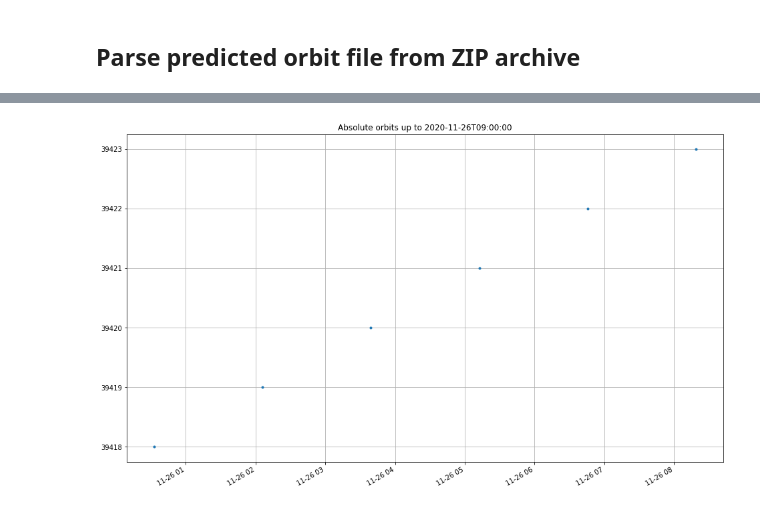
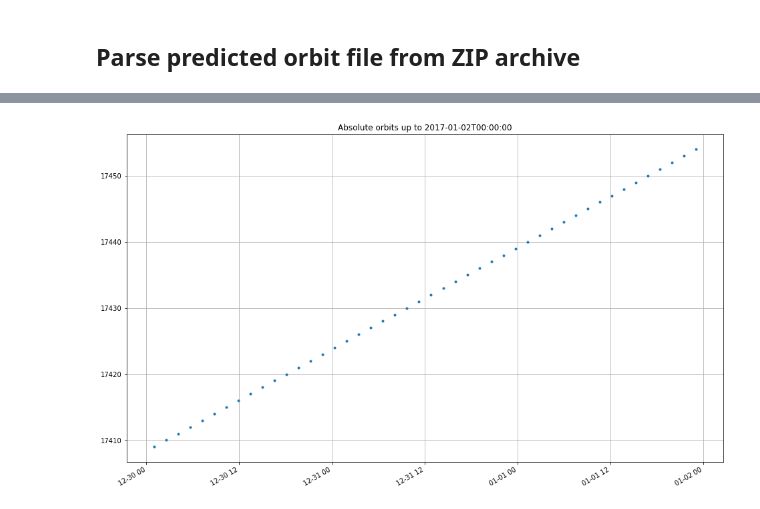
Before and after one commit to lmar76/swarmnb, a Jupyter notebook: predicted_orbit_files.ipynb, the cells around one changed output, grey strips where cells are left out. Saved outputs shown, nothing was run; the diff lists cells and outputs as text; code cells hidden in the pictures.

```diff
--- a/predicted_orbit_files.ipynb
+++ b/predicted_orbit_files.ipynb
@@ -15,7 +15,7 @@ import pandas as pd
 import numpy as np
 from matplotlib import pyplot
 # %%
-file = Path('SW_OPER_MPLAORBPRE_20201126T000000_20201231T000000_2560.ZIP').resolve()
+file = Path('SW_OPER_MPLAORBPRE_20161230T000000_20170203T000000_1140.ZIP').resolve()
 
 with ZipFile(file) as zf:
     et = ElementTree.parse(zf.open(file.with_suffix('.EEF').name))
@@ -67,7 +67,7 @@ Name: Absolute_Orbit, Length: 541, dtype: int64
 # %%
-end = '2020-11-26T09:00:00'
+end = '2017-01-02T00:00:00'
 anxs.loc[:end].plot(figsize=(16, 10), style='.', grid=True, title=f"Absolute orbits up to {end}")
 pyplot.show()
 # %% [output]
-[figure, old version]
+[figure, new version]
 # %%
```
Also changed, not shown: parts of 6 cells of this notebook.
